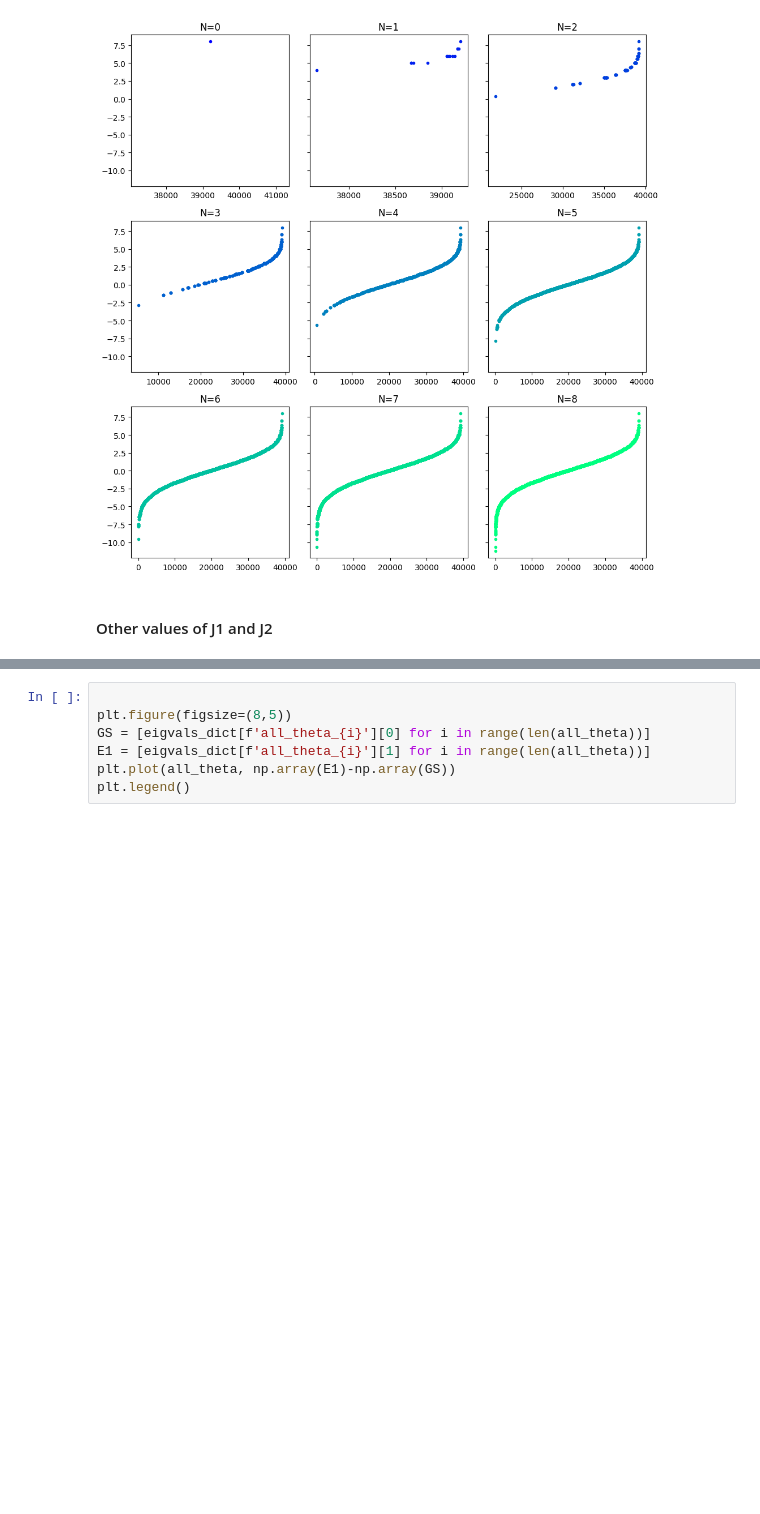
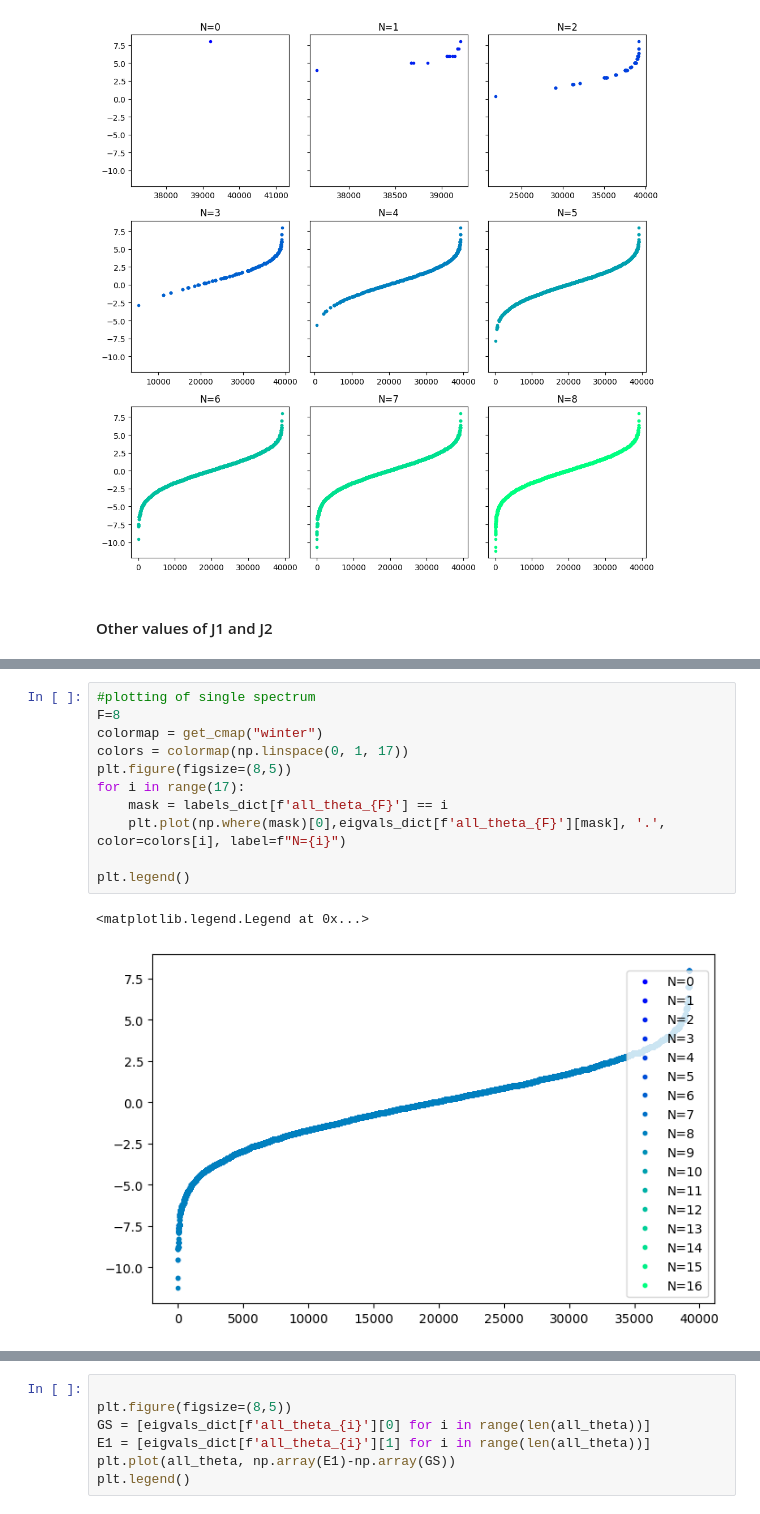
Before and after one commit to Cool-stanza/Shastry-Sutherland-model, a Jupyter notebook: exact diagonalization 4x4 Shastry Sutherland.ipynb, the cells around one changed output, grey strips where cells are left out. Drawn from its saved outputs; the diff is of its cells as text; blank space fills up the shorter version.

```diff
--- a/exact diagonalization 4x4 Shastry Sutherland.ipynb
+++ b/exact diagonalization 4x4 Shastry Sutherland.ipynb
@@ -251,0 +249,14 @@ plt.show()
+# %%
+#plotting of single spectrum
+F=8
+colormap = get_cmap("winter")
+colors = colormap(np.linspace(0, 1, 17))
+plt.figure(figsize=(8,5))
+for i in range(17):
+    mask = labels_dict[f'all_theta_{F}'] == i
+    plt.plot(np.where(mask)[0],eigvals_dict[f'all_theta_{F}'][mask], '.', color=colors[i], label=f"N={i}")
+
+plt.legend()
+# %% [output]
+<matplotlib.legend.Legend at 0x...>
+[figure, added]
```
Also changed, not shown: parts of 12 cells of this notebook, 2 other files.
